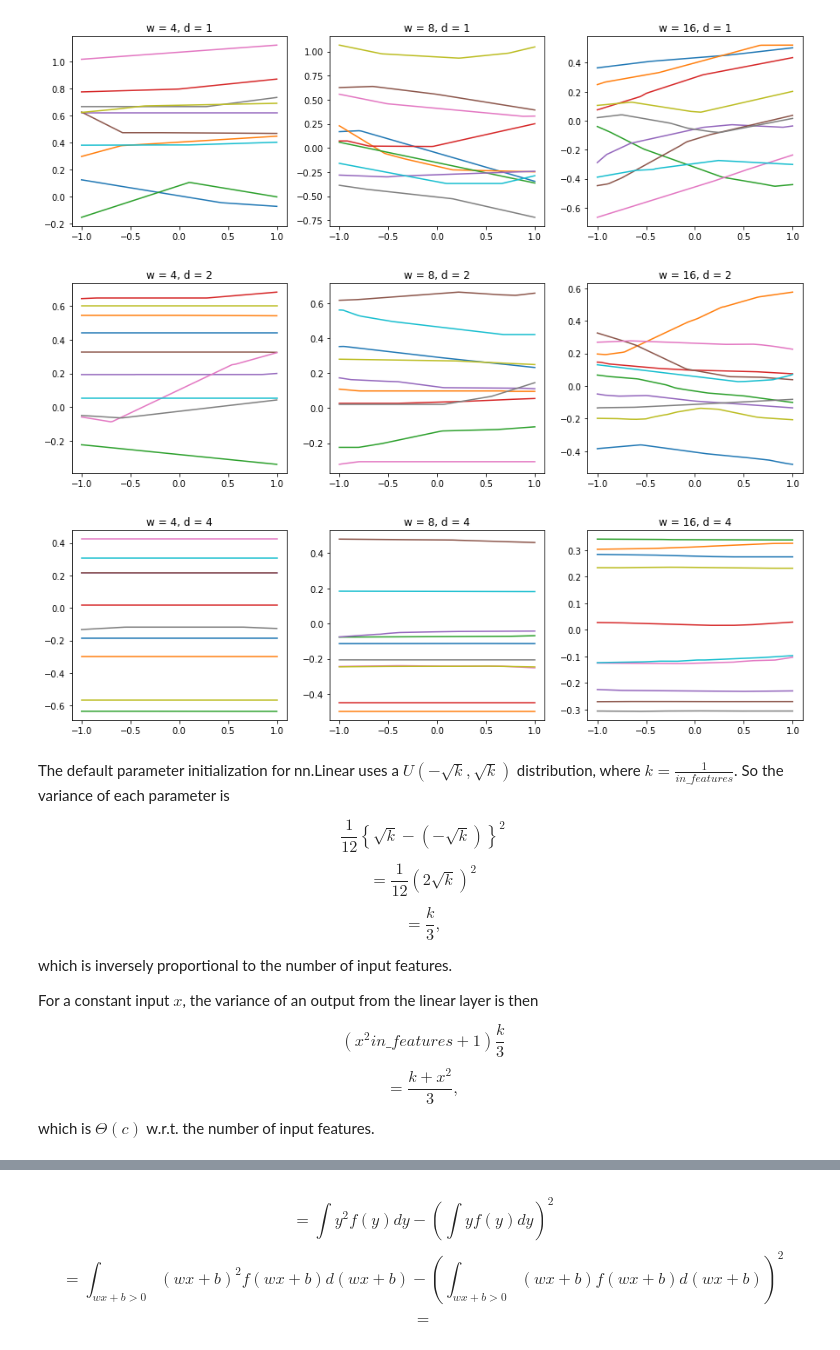
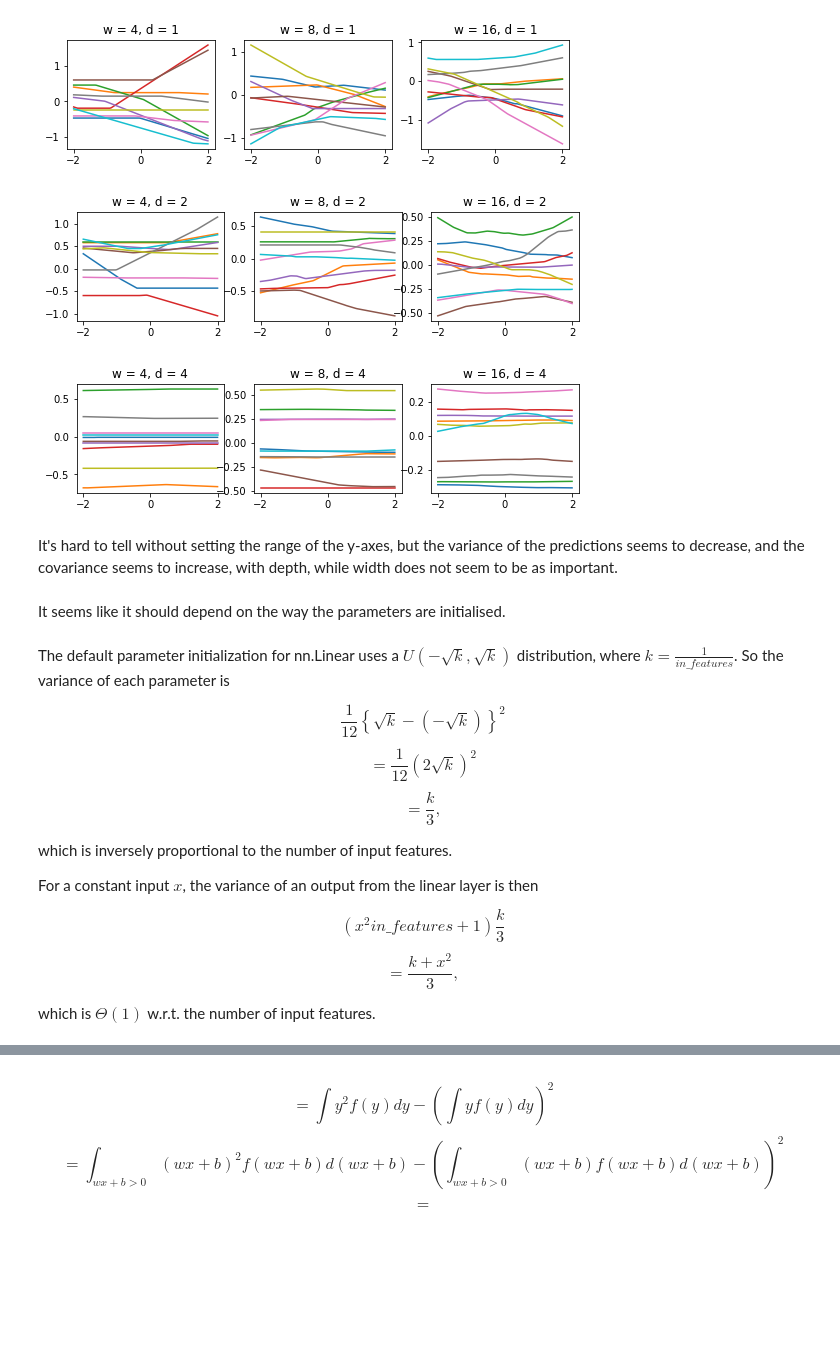
Before and after one commit to rasutt/Neural-nets-in-pytorch, a Jupyter notebook: Width and depth.ipynb, the cells around one changed output, grey strips where cells are left out. Saved outputs shown, nothing was run; the diff lists cells and outputs as text; code cells hidden in the pictures; blank space fills up the shorter version.

Commit message:
Added explanations to width and depth

```diff
--- a/Width and depth.ipynb
+++ b/Width and depth.ipynb
@@ -27,28 +32,36 @@ class NeuralNetwork(nn.Module):
     def forward(self, x):
         logits = self.seq_modules(x)
         return logits
-# %%
-X = torch.linspace(-1, 1, 101).reshape((101, 1))
 # %%
-def plot_samps(w, d, n_s):
-    fig, (ax1, ax2, ax3) = plt.subplots(1, 3, figsize=(15, 4))
+# Plot initial predictions of given number of neural nets of given depth and range of widths
+# over range of one-D input values
+def plot_samps(d, n_s):
+    fig, (ax1, ax2, ax3) = plt.subplots(1, 3, figsize=(9, 2))
     ax = [ax1, ax2, ax3]
     for i in range(n_s):
         for j in range(3):
             net = make_net(2**(j+1), d)
             model = NeuralNetwork(net)
-            y = model(X)
-            ax[j].plot(X.detach(), y.detach())
+            X = torch.linspace(-2, 2, 101).reshape((101, 1))
+            y = np.array(model(X).detach())
+            X = np.array(X.detach())
+            ax[j].plot(X, y)
             ax[j].set_title(f"w = {2**(j+2)}, d = {d}")
+#             ax[j].set_ylimit(-2, 2)
     plt.show()
 # %%
-plot_samps(w=50, d=1, n_s=10)
-plot_samps(w=50, d=2, n_s=10)
-plot_samps(w=50, d=4, n_s=10)
+# Plot initial predictions of neural nets of range of widths and depths
+plot_samps(d=1, n_s=10)
+plot_samps(d=2, n_s=10)
+plot_samps(d=4, n_s=10)
 # %% [output]
-[figure, old version]
+[figure, new version]
-[figure, old version]
+[figure, new version]
-[figure, old version]
+[figure, new version]
+# %% [markdown]
+It's hard to tell without setting the range of the y-axes, but the variance of the predictions seems to decrease, and the covariance seems to increase, with depth, while width does not seem to be as important.
+# %% [markdown]
+It seems like it should depend on the way the parameters are initialised.
 # %% [markdown]
 The default parameter initialization for nn.Linear uses a $U\left(-\sqrt{k}, \sqrt{k}\right)$ distribution, where $k = \frac{1}{in\_features}$. So the variance of each parameter is
 
@@ -63,7 +76,7 @@ For a constant input $x$, the variance of an output from the linear layer is the
 $$(x^2 in\_features + 1) \frac{k}{3}$$
 $$= \frac{k + x^2}{3},$$
 
-which is $\Theta(c)$ w.r.t. the number of input features.
+which is $\Theta(1)$ w.r.t. the number of input features.
 # %% [markdown]
 What happens after the ReLU?
 
```
Also changed, not shown: parts of 20 cells of this notebook.
